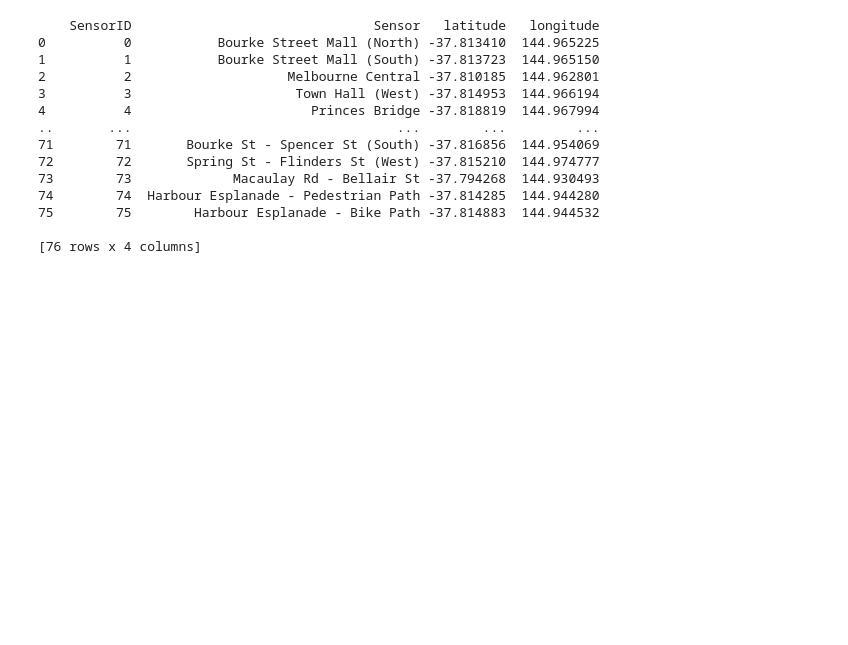
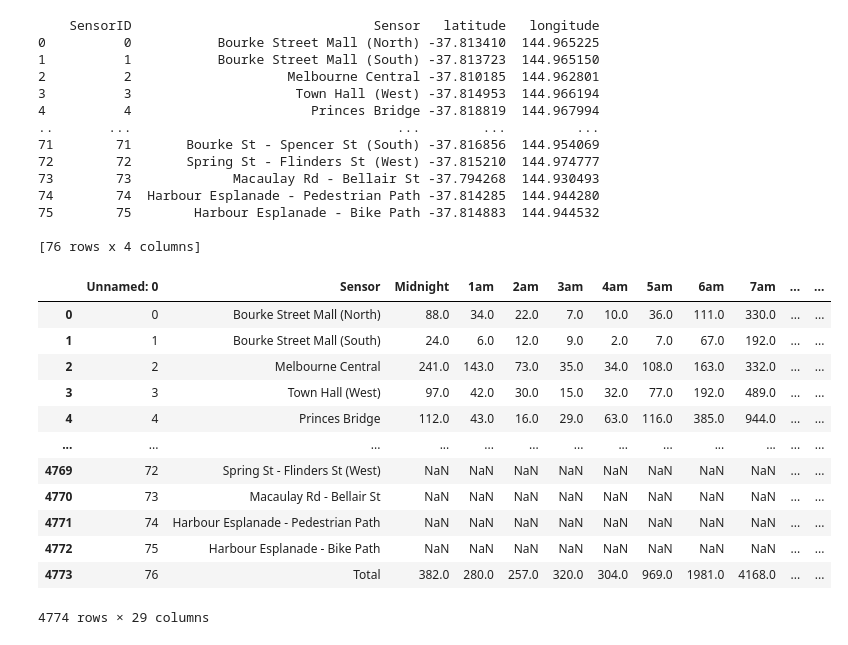
Before and after one commit to malejandrasalgado/project-2, a Jupyter notebook: csv files/Locations.ipynb, the cells around one changed output. Drawn from its saved outputs; the diff is of its cells as text; code cells hidden in the pictures; blank space fills up the shorter version.

```diff
--- a/csv files/Locations.ipynb
+++ b/csv files/Locations.ipynb
@@ -1,26 +1,41 @@
 # %%
 import numpy as np
 import pandas as pd
 import matplotlib
 import matplotlib.pyplot as plt
+import json
 
 # # reading csv file
 
 location=  pd.read_csv('C:/Users/aleja/OneDrive/Bootcamp/projects/project-2/csv files/locations.csv')
 print(location)
 observations=  pd.read_csv('C:/Users/aleja/OneDrive/Bootcamp/projects/project-2/csv files/peds_data.csv')
+observations
 # %% [output]
     SensorID                               Sensor   latitude   longitude
 0          0           Bourke Street Mall (North) -37.813410  144.965225
 1          1           Bourke Street Mall (South) -37.813723  144.965150
 2          2                    Melbourne Central -37.810185  144.962801
 3          3                     Town Hall (West) -37.814953  144.966194
 4          4                       Princes Bridge -37.818819  144.967994
 ..       ...                                  ...        ...         ...
 71        71       Bourke St - Spencer St (South) -37.816856  144.954069
 72        72       Spring St - Flinders St (West) -37.815210  144.974777
 73        73             Macaulay Rd - Bellair St -37.794268  144.930493
 74        74  Harbour Esplanade - Pedestrian Path -37.814285  144.944280
 75        75        Harbour Esplanade - Bike Path -37.814883  144.944532
 
 [76 rows x 4 columns]
+|  | Unnamed: 0 | Sensor | Midnight | 1am | 2am | 3am | 4am | 5am | 6am | 7am | ... | ... |
+| 0 | 0 | Bourke Street Mall (North) | 88.0 | 34.0 | 22.0 | 7.0 | 10.0 | 36.0 | 111.0 | 330.0 | ... | ... |
+| 1 | 1 | Bourke Street Mall (South) | 24.0 | 6.0 | 12.0 | 9.0 | 2.0 | 7.0 | 67.0 | 192.0 | ... | ... |
+| 2 | 2 | Melbourne Central | 241.0 | 143.0 | 73.0 | 35.0 | 34.0 | 108.0 | 163.0 | 332.0 | ... | ... |
+| 3 | 3 | Town Hall (West) | 97.0 | 42.0 | 30.0 | 15.0 | 32.0 | 77.0 | 192.0 | 489.0 | ... | ... |
+| 4 | 4 | Princes Bridge | 112.0 | 43.0 | 16.0 | 29.0 | 63.0 | 116.0 | 385.0 | 944.0 | ... | ... |
+| ... | ... | ... | ... | ... | ... | ... | ... | ... | ... | ... | ... | ... |
+| 4769 | 72 | Spring St - Flinders St (West) | NaN | NaN | NaN | NaN | NaN | NaN | NaN | NaN | ... | ... |
+| 4770 | 73 | Macaulay Rd - Bellair St | NaN | NaN | NaN | NaN | NaN | NaN | NaN | NaN | ... | ... |
+| 4771 | 74 | Harbour Esplanade - Pedestrian Path | NaN | NaN | NaN | NaN | NaN | NaN | NaN | NaN | ... | ... |
+| 4772 | 75 | Harbour Esplanade - Bike Path | NaN | NaN | NaN | NaN | NaN | NaN | NaN | NaN | ... | ... |
+| 4773 | 76 | Total | 382.0 | 280.0 | 257.0 | 320.0 | 304.0 | 969.0 | 1981.0 | 4168.0 | ... | ... |
+4774 rows × 29 columns
```
Also changed, not shown: parts of 5 cells of this notebook, 4 other files.
